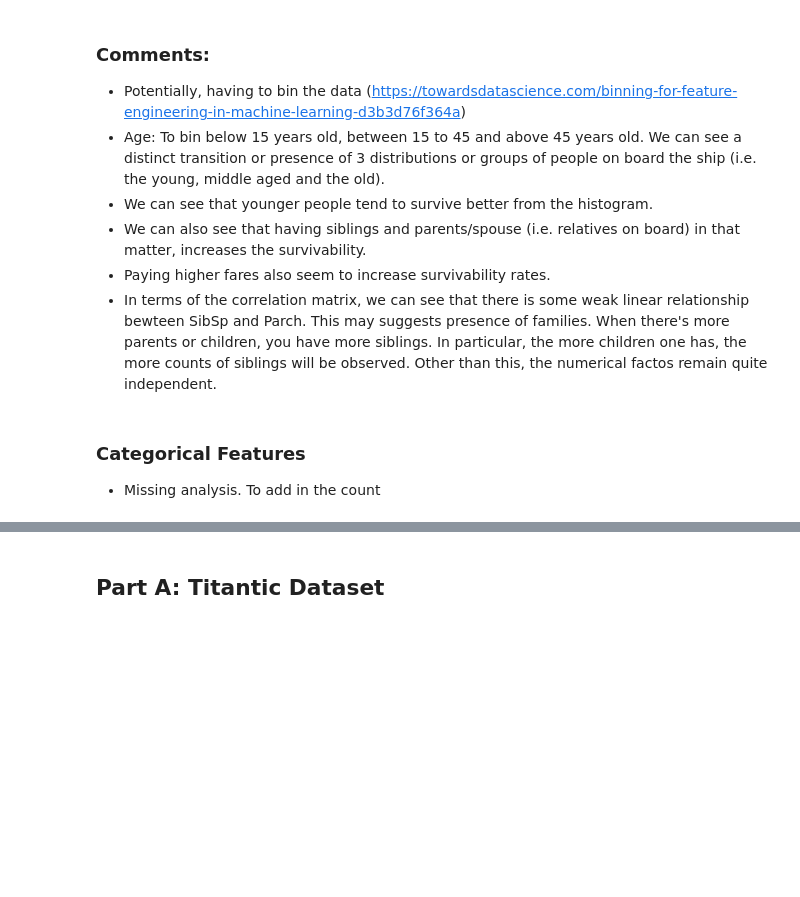
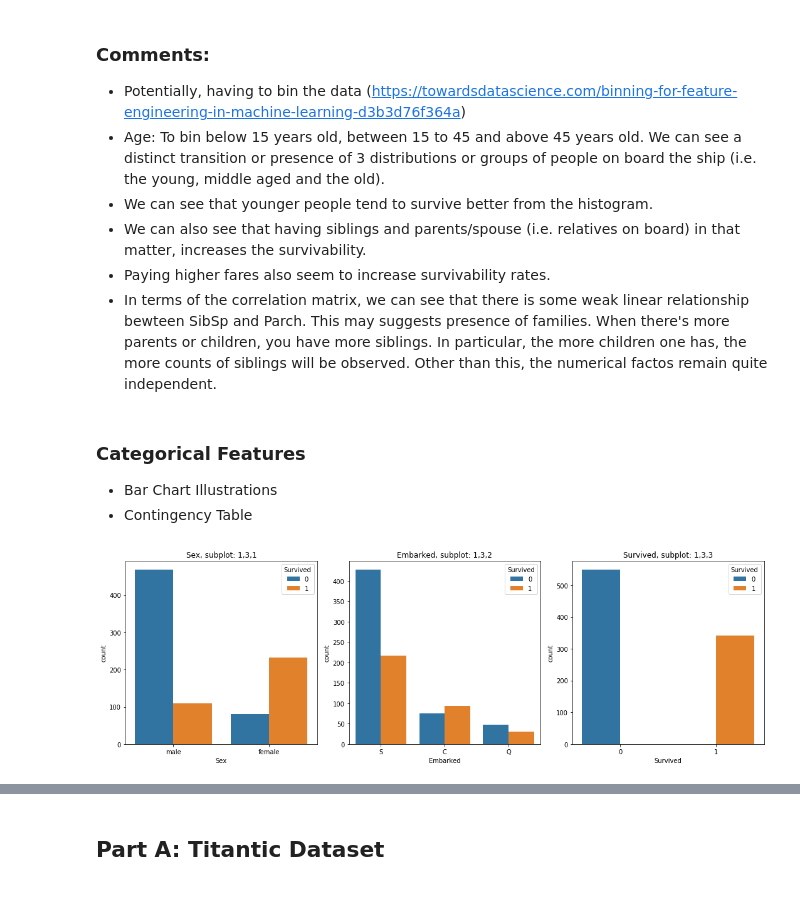
Before and after one commit to dexterch91/CA1-ML-Submission, a Jupyter notebook: CA1-Dexter Chew.ipynb, the cells around one changed output, grey strips where cells are left out. Drawn from its saved outputs; the diff is of its cells as text; code cells hidden in the pictures; blank space fills up the shorter version.

```diff
--- a/CA1-Dexter Chew.ipynb
+++ b/CA1-Dexter Chew.ipynb
@@ -304,4 +322,31 @@ Fare   0.096067  0.159651  0.216225  1.000000
 - In terms of the correlation matrix, we can see that there is some weak linear relationship bewteen SibSp and Parch. This may suggests presence of families. When there's more parents or children, you have more siblings. In particular, the more children one has, the more counts of siblings will be observed. Other than this, the numerical factos remain quite independent.
 # %% [markdown]
 ### Categorical Features
-- Missing analysis. To add in the count
+- Bar Chart Illustrations
+- Contingency Table
+# %%
+#Boxplots: To observe categorical relationships with response variables
+
+#  Categorical Data
+a = 1  # number of rows
+b = 3  # number of columns
+c = 1  # initialize plot counter
+
+fig = plt.figure(figsize=(15,5))
+
+#To remove multi-categories item (e.g. Name/Ticket/Cabin)
+nonnumfeats.remove("Name")
+nonnumfeats.remove("Ticket")
+nonnumfeats.remove("Cabin")
+
+for i in nonnumfeats:
+    plt.subplot(a, b, c)
+    plt.title('{}, subplot: {},{},{}'.format(i, a, b, c))
+    plt.xlabel(i)
+    sns.countplot(x=i, hue="Survived", data=titanic)
+    c = c + 1
+
+plt.tight_layout()
+plt.show()
+# %% [output]
+[figure, added]
```
Also changed, not shown: parts of 24 cells of this notebook.
